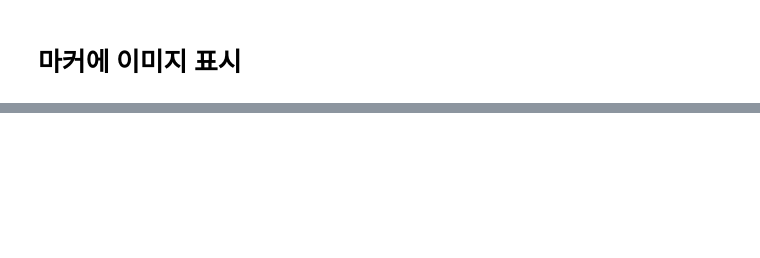
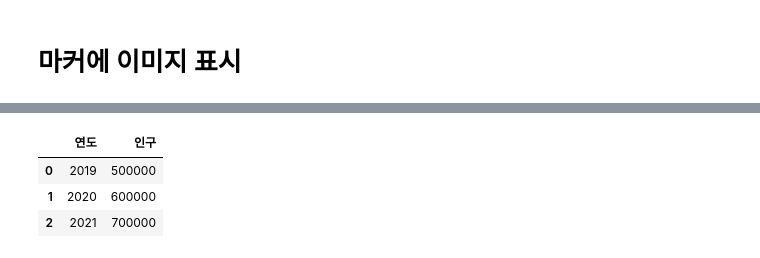
Before and after one commit to sujinbang/PYTHON, a Jupyter notebook: StudyFolium/Folium1.ipynb, the cells around one changed output, grey strips where cells are left out. Drawn from its saved outputs; the diff is of its cells as text; code cells hidden in the pictures; blank space fills up the shorter version.

```diff
--- a/StudyFolium/Folium1.ipynb
+++ b/StudyFolium/Folium1.ipynb
@@ -280,0 +513,14 @@ m.save('index.html')
+# %%
+m = folium.Map()
+
+df = pd.DataFrame(data = [[2019, 500000],
+                          [2020, 600000],
+                          [2021, 700000]],
+                   columns = ['연도', '인구'])
+
+df
+# %% [output]
+|  | 연도 | 인구 |
+| 0 | 2019 | 500000 |
+| 1 | 2020 | 600000 |
+| 2 | 2021 | 700000 |
```
Also changed, not shown: parts of 19 cells of this notebook, 3 other files.
